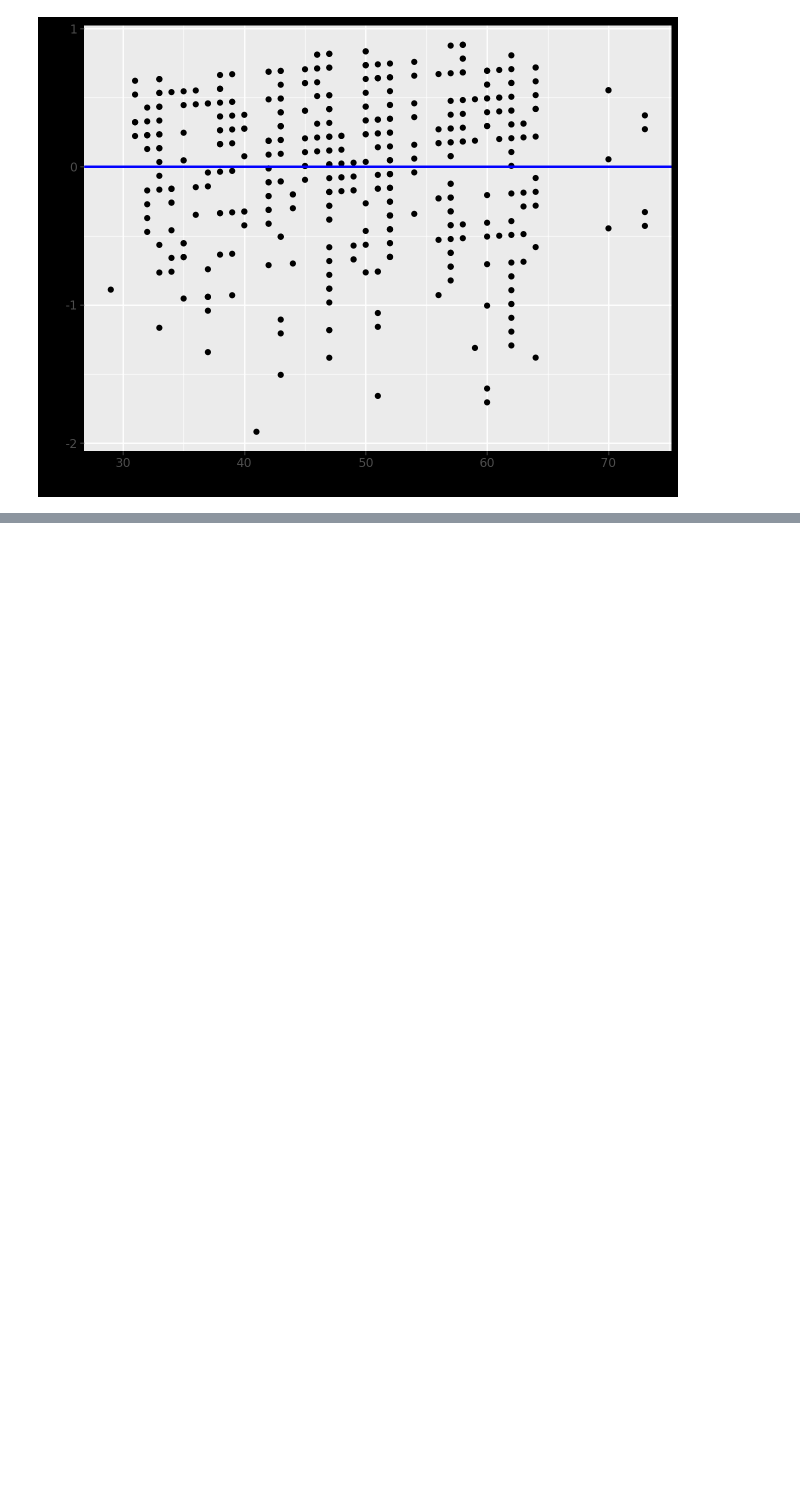
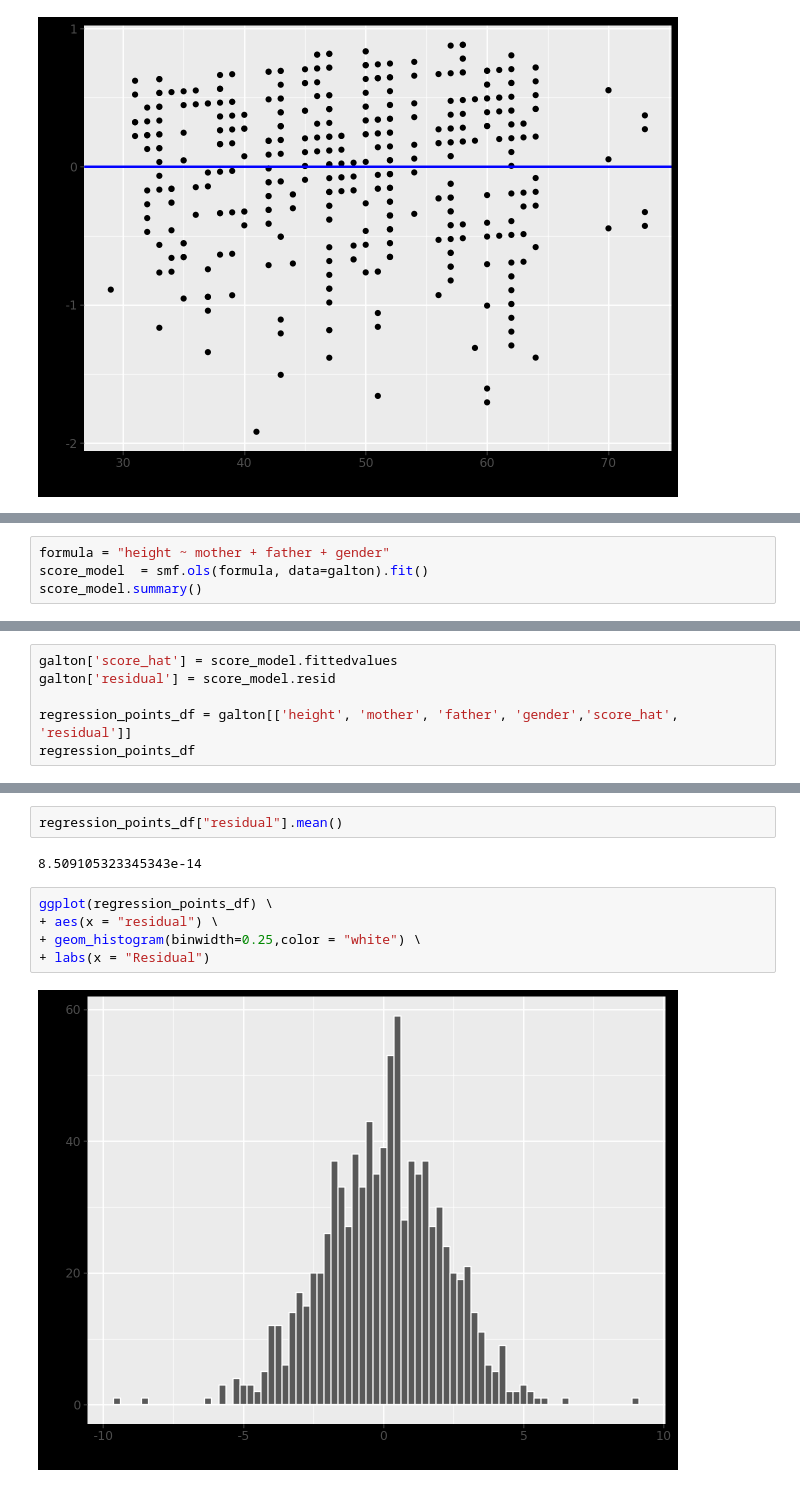
Before and after one commit to RafaelRagozoni/Topicos7, a Jupyter notebook: Aula10/participacao.ipynb, the cells around one changed output, grey strips where cells are left out. Drawn from its saved outputs; the diff is of its cells as text; blank space fills up the shorter version.

```diff
--- a/Aula10/participacao.ipynb
+++ b/Aula10/participacao.ipynb
@@ -245,0 +357,4 @@ LC10.2
+# %%
+formula = "height ~ mother + father + gender"
+score_model  = smf.ols(formula, data=galton).fit()
+score_model.summary()
@@ -245,0 +385,6 @@ LC10.2
+# %%
+galton['score_hat'] = score_model.fittedvalues
+galton['residual'] = score_model.resid
+
+regression_points_df = galton[['height', 'mother', 'father', 'gender','score_hat', 'residual']]
+regression_points_df
@@ -245,0 +405,11 @@ LC10.2
+# %%
+regression_points_df["residual"].mean()
+# %% [output]
+8.509105323345343e-14
+# %%
+ggplot(regression_points_df) \
++ aes(x = "residual") \
++ geom_histogram(binwidth=0.25,color = "white") \
++ labs(x = "Residual")
+# %% [output]
+[figure, added]
```
Also changed, not shown: parts of 30 cells of this notebook, 1 other file.
